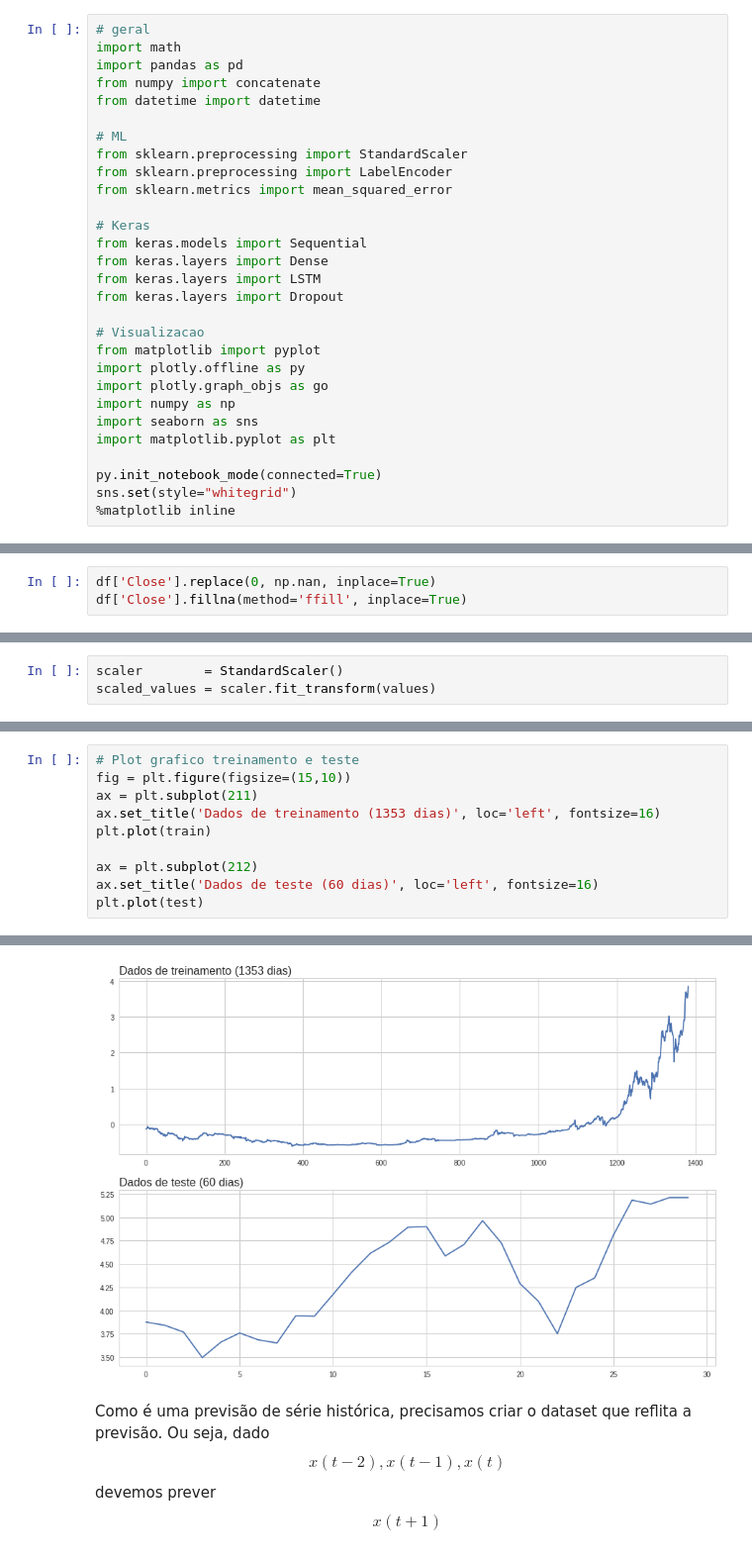
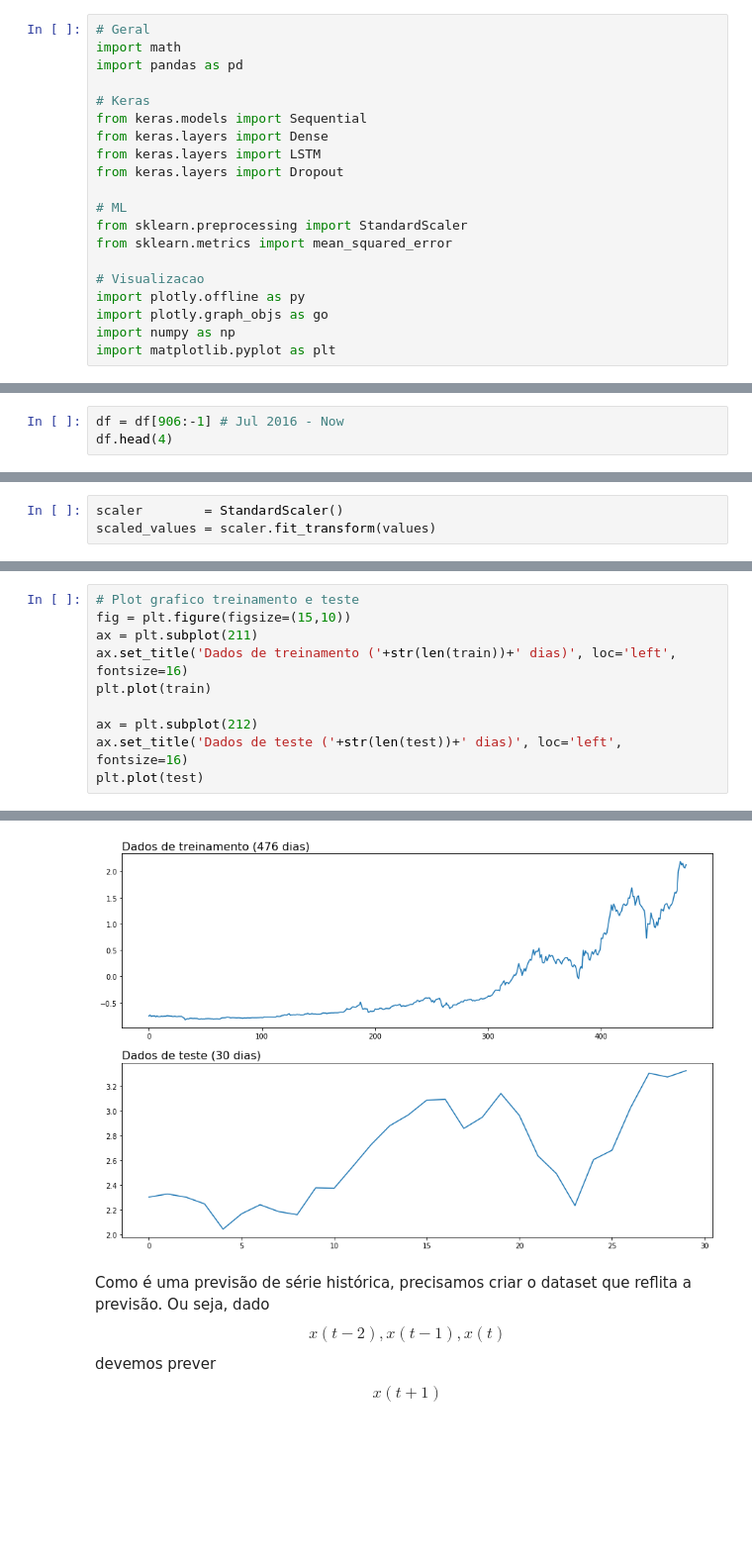
Before and after one commit to marlesson/hackathon_cotidiano_rnn, a Jupyter notebook: RNN - Preço do Bitcoin.ipynb, the cells around one changed output, grey strips where cells are left out. Shown at 99% size. Saved outputs shown, nothing was run; the diff lists cells and outputs as text; blank space fills up the shorter version.

```diff
--- a/RNN - Preço do Bitcoin.ipynb
+++ b/RNN - Preço do Bitcoin.ipynb
@@ -22,16 +22,9 @@ Vamos utilizar a série histórica para treinar uma Rede Neural Recorrente com o
 # %% [markdown]
 ### Bibliotecas
 # %%
-# geral
+# Geral
 import math
 import pandas as pd
-from numpy import concatenate
-from datetime import datetime
-
-# ML
-from sklearn.preprocessing import StandardScaler
-from sklearn.preprocessing import LabelEncoder
-from sklearn.metrics import mean_squared_error
 
 # Keras
 from keras.models import Sequential
@@ -39,16 +32,14 @@ from keras.layers import Dense
 from keras.layers import LSTM
 from keras.layers import Dropout
 
+# ML
+from sklearn.preprocessing import StandardScaler
+from sklearn.metrics import mean_squared_error
+
 # Visualizacao
-from matplotlib import pyplot
 import plotly.offline as py
 import plotly.graph_objs as go
 import numpy as np
-import seaborn as sns
 import matplotlib.pyplot as plt
-
-py.init_notebook_mode(connected=True)
-sns.set(style="whitegrid")
-%matplotlib inline
 # %% [output]
 Using TensorFlow backend.
@@ -70,0 +56,3 @@ df.tail()
+# %%
+df = df[906:-1] # Jul 2016 - Now
+df.head(4)
@@ -82,3 +74,0 @@ Alguns registros estão sem o valor do bitcoin no dia (close). Para minimizar o
-# %%
-df['Close'].replace(0, np.nan, inplace=True)
-df['Close'].fillna(method='ffill', inplace=True)
@@ -124,16 +100,16 @@ Teste: 30
 # %%
 # Plot grafico treinamento e teste
 fig = plt.figure(figsize=(15,10))
 ax = plt.subplot(211)
-ax.set_title('Dados de treinamento (1353 dias)', loc='left', fontsize=16)
+ax.set_title('Dados de treinamento ('+str(len(train))+' dias)', loc='left', fontsize=16)
 plt.plot(train)
 
 ax = plt.subplot(212)
-ax.set_title('Dados de teste (60 dias)', loc='left', fontsize=16)
+ax.set_title('Dados de teste ('+str(len(test))+' dias)', loc='left', fontsize=16)
 plt.plot(test)
 # %% [output]
 [<matplotlib.lines.Line2D at 0x...>]
-[figure, old version]
+[figure, new version]
 # %% [markdown]
 Como é uma previsão de série histórica, precisamos criar o dataset que reflita a previsão. Ou seja, dado $$x(t-2), x(t-1), x(t)$$ devemos prever $$x(t+1)$$
 # %% [markdown]
```
Also changed, not shown: parts of 30 cells of this notebook, 1 other file.
